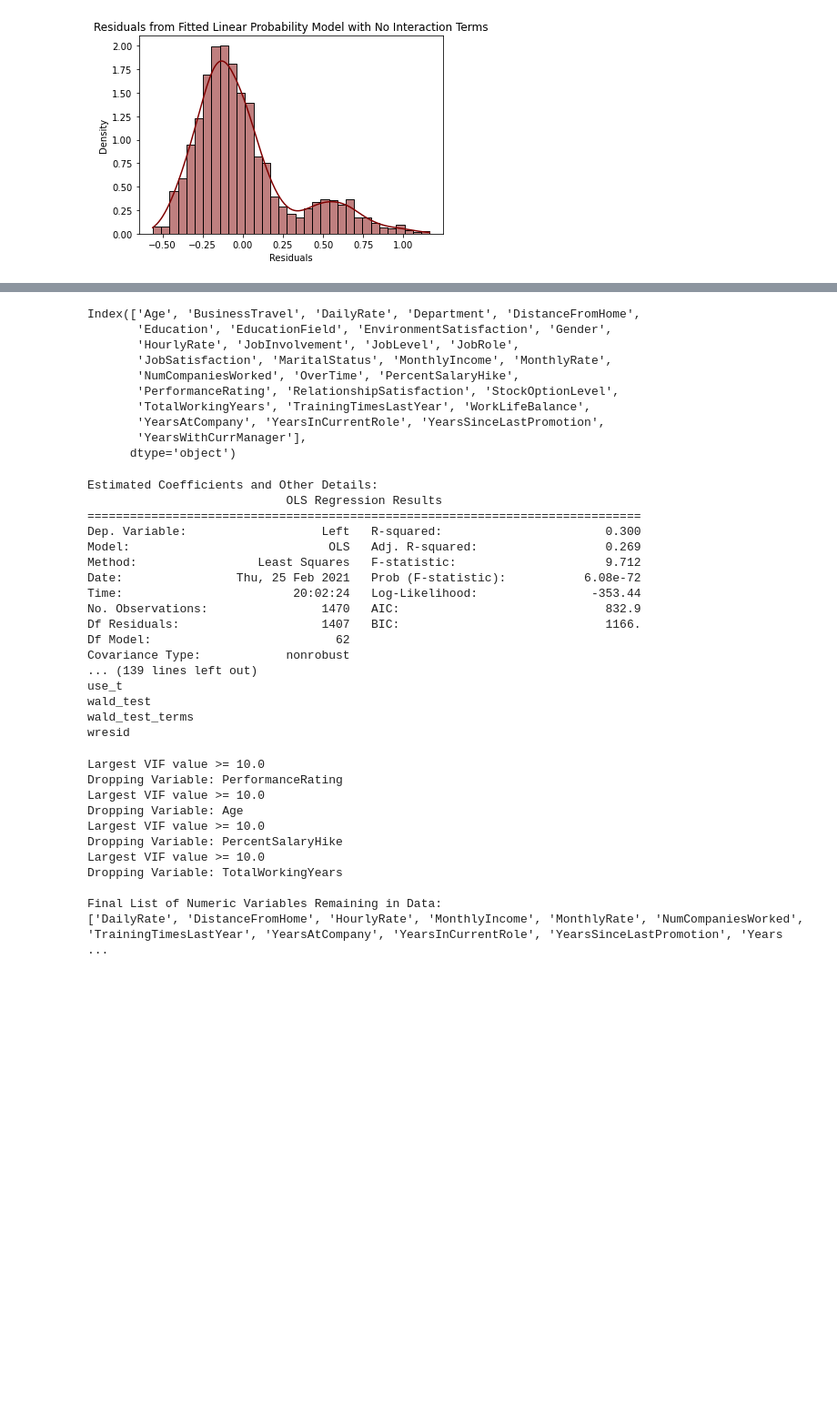
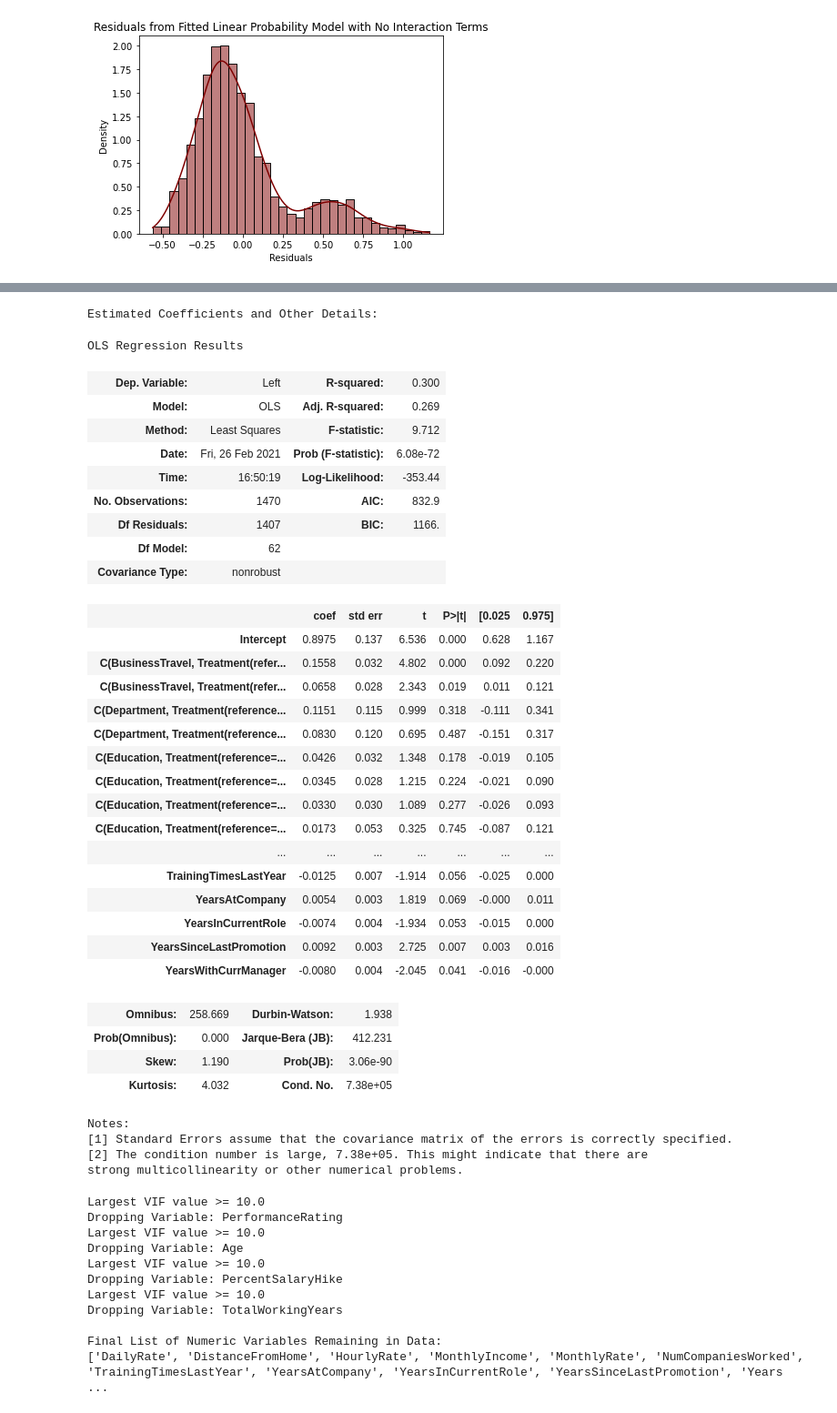
Before and after one commit to SouravSinhas/Employee-Turnover-Prediction, a Jupyter notebook: notebooks/Employee_Churn_Prediction_IBM_Regressions.ipynb, the cells around one changed output, grey strips where cells are left out. Shown: that part at 91% size. Cells and saved outputs as stored; diff of their text form; code cells hidden in the pictures; blank space fills up the shorter version.

```diff
--- a/notebooks/Employee_Churn_Prediction_IBM_Regressions.ipynb
+++ b/notebooks/Employee_Churn_Prediction_IBM_Regressions.ipynb
@@ -210,13 +175,0 @@ wresid
-# %%
-X.columns
-# %% [output]
-Index(['Age', 'BusinessTravel', 'DailyRate', 'Department', 'DistanceFromHome',
-       'Education', 'EducationField', 'EnvironmentSatisfaction', 'Gender',
-       'HourlyRate', 'JobInvolvement', 'JobLevel', 'JobRole',
-       'JobSatisfaction', 'MaritalStatus', 'MonthlyIncome', 'MonthlyRate',
-       'NumCompaniesWorked', 'OverTime', 'PercentSalaryHike',
-       'PerformanceRating', 'RelationshipSatisfaction', 'StockOptionLevel',
-       'TotalWorkingYears', 'TrainingTimesLastYear', 'WorkLifeBalance',
-       'YearsAtCompany', 'YearsInCurrentRole', 'YearsSinceLastPromotion',
-       'YearsWithCurrManager'],
-      dtype='object')
@@ -223,46 +178,64 @@ Index(['Age', 'BusinessTravel', 'DailyRate', 'Department', 'DistanceFromHome',
 # %%
 ## Alternative Way of Implementing Linear Regression Replicating R-style formula
 
 # Define the formula first
 formula = ('Left ~ Age + DailyRate + DistanceFromHome + HourlyRate + MonthlyIncome + MonthlyRate + NumCompaniesWorked + ' +
           'PercentSalaryHike + PerformanceRating + TotalWorkingYears + TrainingTimesLastYear + YearsAtCompany + ' +
           'YearsInCurrentRole + YearsSinceLastPromotion + YearsWithCurrManager + ' +
           'C(BusinessTravel, Treatment(reference = "TravelNo")) + C(Department, Treatment(reference = "HR")) + ' +
           'C(Education, Treatment(reference = 1)) + C(EducationField, Treatment(reference = "EducHR")) + ' +
           'C(EnvironmentSatisfaction, Treatment(reference = 1)) + C(Gender, Treatment(reference="Female")) + ' +
           'C(JobInvolvement, Treatment(reference = 1)) + C(JobLevel, Treatment(reference=1)) + ' +
           'C(JobSatisfaction, Treatment(reference=1)) + C(JobRole, Treatment(reference="RoleHR")) + ' +
           'C(MaritalStatus, Treatment(reference="Single")) + C(OverTime, Treatment(reference="No")) + ' +
           'C(RelationshipSatisfaction, Treatment(reference=1)) + C(StockOptionLevel, Treatment(reference=0)) + ' +
           'C(WorkLifeBalance, Treatment(reference=1))')
 
 LPM_NoInteract_SMF = smf.ols(data = pd.concat([Y,X], axis = 1), formula = formula).fit()
 
 print('Estimated Coefficients and Other Details:')
-print(LPM_NoInteract_SMF.summary())
+LPM_NoInteract_SMF.summary()
 
-# Finding all the attritbute names in the model results
-for attr in dir(LPM_NoInteract_SM):
-    if not attr.startswith('_'):
-        print(attr)
+# # Finding all the attritbute names in the model results
+# for attr in dir(LPM_NoInteract_SMF):
+#     if not attr.startswith('_'):
+#         print(attr)
 # %% [output]
 Estimated Coefficients and Other Details:
-                            OLS Regression Results
-==============================================================================
-Dep. Variable:                   Left   R-squared:                       0.300
-Model:                            OLS   Adj. R-squared:                  0.269
-Method:                 Least Squares   F-statistic:                     9.712
-Date:                Thu, 25 Feb 2021   Prob (F-statistic):           6.08e-72
-Time:                        20:02:24   Log-Likelihood:                -353.44
-No. Observations:                1470   AIC:                             832.9
-Df Residuals:                    1407   BIC:                             1166.
-Df Model:                          62
-Covariance Type:            nonrobust
-... (139 lines left out)
-use_t
-wald_test
-wald_test_terms
-wresid
+OLS Regression Results
+| Dep. Variable: | Left | R-squared: | 0.300 |
+| Model: | OLS | Adj. R-squared: | 0.269 |
+| Method: | Least Squares | F-statistic: | 9.712 |
+| Date: | Fri, 26 Feb 2021 | Prob (F-statistic): | 6.08e-72 |
+| Time: | 16:50:19 | Log-Likelihood: | -353.44 |
+| No. Observations: | 1470 | AIC: | 832.9 |
+| Df Residuals: | 1407 | BIC: | 1166. |
+| Df Model: | 62 |  |  |
+| Covariance Type: | nonrobust |  |  |
+|  | coef | std err | t | P>|t| | [0.025 | 0.975] |
+| Intercept | 0.8975 | 0.137 | 6.536 | 0.000 | 0.628 | 1.167 |
+| C(BusinessTravel, Treatment(refer... | 0.1558 | 0.032 | 4.802 | 0.000 | 0.092 | 0.220 |
+| C(BusinessTravel, Treatment(refer... | 0.0658 | 0.028 | 2.343 | 0.019 | 0.011 | 0.121 |
+| C(Department, Treatment(reference... | 0.1151 | 0.115 | 0.999 | 0.318 | -0.111 | 0.341 |
+| C(Department, Treatment(reference... | 0.0830 | 0.120 | 0.695 | 0.487 | -0.151 | 0.317 |
+| C(Education, Treatment(reference=... | 0.0426 | 0.032 | 1.348 | 0.178 | -0.019 | 0.105 |
+| C(Education, Treatment(reference=... | 0.0345 | 0.028 | 1.215 | 0.224 | -0.021 | 0.090 |
+| C(Education, Treatment(reference=... | 0.0330 | 0.030 | 1.089 | 0.277 | -0.026 | 0.093 |
+| C(Education, Treatment(reference=... | 0.0173 | 0.053 | 0.325 | 0.745 | -0.087 | 0.121 |
+| ... | ... | ... | ... | ... | ... | ... |
+| TrainingTimesLastYear | -0.0125 | 0.007 | -1.914 | 0.056 | -0.025 | 0.000 |
+| YearsAtCompany | 0.0054 | 0.003 | 1.819 | 0.069 | -0.000 | 0.011 |
+| YearsInCurrentRole | -0.0074 | 0.004 | -1.934 | 0.053 | -0.015 | 0.000 |
+| YearsSinceLastPromotion | 0.0092 | 0.003 | 2.725 | 0.007 | 0.003 | 0.016 |
+| YearsWithCurrManager | -0.0080 | 0.004 | -2.045 | 0.041 | -0.016 | -0.000 |
+| Omnibus: | 258.669 | Durbin-Watson: | 1.938 |
+| Prob(Omnibus): | 0.000 | Jarque-Bera (JB): | 412.231 |
+| Skew: | 1.190 | Prob(JB): | 3.06e-90 |
+| Kurtosis: | 4.032 | Cond. No. | 7.38e+05 |
+Notes:
+[1] Standard Errors assume that the covariance matrix of the errors is correctly specified.
+[2] The condition number is large, 7.38e+05. This might indicate that there are
+strong multicollinearity or other numerical problems.
 # %%
 ## Checking for multicollinearity among independent variables using Variance Inflation Factor (VIF)
 
```
Also changed, not shown: parts of 9 cells of this notebook, 3 other files.
